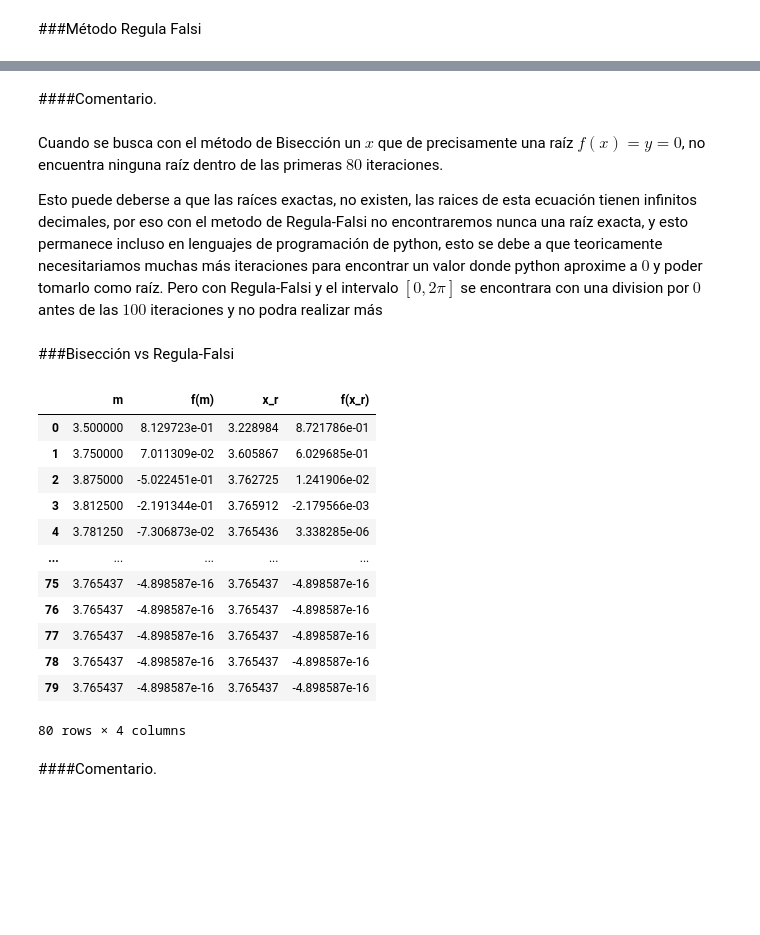
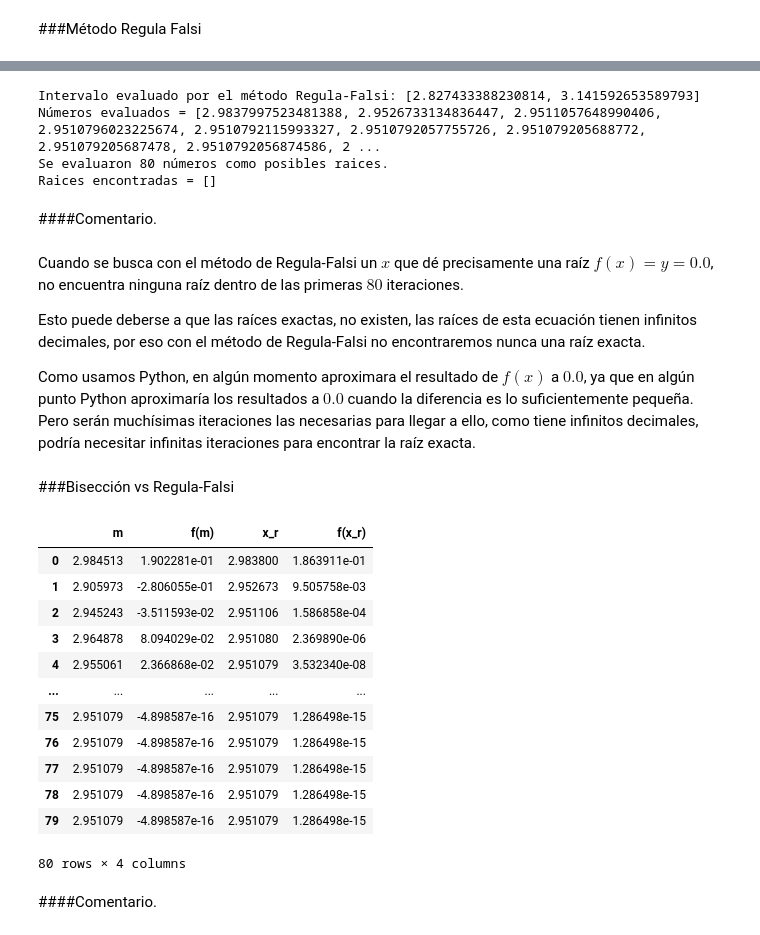
Before and after one commit to LucasRobles2323/2022_1-lab2-LucasRobles2323, a Jupyter notebook: Tarea1.ipynb, the cells around one changed output, grey strips where cells are left out. Saved outputs shown, nothing was run; the diff lists cells and outputs as text; code cells hidden in the pictures; blank space fills up the shorter version.

```diff
--- a/Tarea1.ipynb
+++ b/Tarea1.ipynb
@@ -502,6 +502,12 @@ Debido a que es una función seno y coseno, sus raices se encuentran en terminos
 import math
 
 def BusquedaIncremental(x, delta):
+    """
+      Generalmente se usa para retornar el primer intervalo donde haya una raíz
+      que el método encuentre. Pero lo use para retornar todos los intervalos
+      donde existe raíz en una lista. El normal solo habria que cambiar una linera
+    """
+
     Intervalos = [] # Guardara todos los intervalos encontrados por el Método
 
     # Inicializando variables que marcan el intervalo
@@ -512,6 +518,9 @@ def BusquedaIncremental(x, delta):
         fA = f(float(a))
         fB = f(float(b))
         if fB * fA < 0:
+            # Si desea que solo retonre el primer intervalo que encuentre,
+            # entonces dentro de este if debe poner return a,b
+            # asi retornara el primer intervalo con raíz que encuentre.
             Intervalos.append((a,b))
         a += delta
         b += delta
@@ -561,3 +573,6 @@ for i in range(len(intervalos)):
+# %%
+intervaloA = 2.827433388230814
+intervaloB = 3.141592653589793
 # %% [markdown]
 ![image.png](embedded-picture-1)
 # %% [markdown]
@@ -593,7 +608,9 @@ def BiseccionMethodPrecise(a,b):
 def mainBiseccion(a,b, verbose=True):
     posiblesBiseccion, resultPosiblesRaicesBiseccion,resultadosBiseccion = BiseccionMethodPrecise(a,b)
     if verbose:
-        print(f"números evaluados = {posiblesBiseccion} \n {posiblesBiseccion[-1]} = {f(posiblesBiseccion[-1])}")
-        print(f"raices encontradas = {resultadosBiseccion}")
-    return posiblesBiseccion, resultPosiblesRaicesBiseccion,resultadosBiseccion
+        print(f"Intervalo evaluado por el método Bisección: [{a}, {b}]")
+        print(f"Números evaluados = {posiblesBiseccion}")
+        print(f"Se evaluaron {len(posiblesBiseccion)} números como posibles raices.")
+        print(f"Raices encontradas = {resultadosBiseccion}")
+    return posiblesBiseccion, resultPosiblesRaicesBiseccion
 # %%
@@ -642,7 +659,11 @@ def RegulaFalsiMethodPrecise(a,b):
 
     return X, Y,raices
 
-posiblesRegulaFalsi, resultPosiblesRaicesRegulaFalsi,resultadosRegulaFalsi = RegulaFalsiMethodPrecise(3.0,4.0)
-print(f"números evaluados = {posiblesRegulaFalsi}")
-print(f"Se evaluaron {len(posiblesRegulaFalsi)} números como posibles raices.")
-print(f"raices encontradas = {resultadosRegulaFalsi}")
+def mainRegulaFalsi(a,b,verbose=True):
+    posiblesRegulaFalsi, resultPosiblesRaicesRegulaFalsi,resultadosRegulaFalsi = RegulaFalsiMethodPrecise(a,b)
+    if verbose:
+        print(f"Intervalo evaluado por el método Regula-Falsi: [{a}, {b}]")
+        print(f"Números evaluados = {posiblesRegulaFalsi}")
+        print(f"Se evaluaron {len(posiblesRegulaFalsi)} números como posibles raices.")
+        print(f"Raices encontradas = {resultadosRegulaFalsi}")
+    return posiblesRegulaFalsi, resultPosiblesRaicesRegulaFalsi
@@ -653,37 +670,46 @@ raices encontradas = []
+# %%
+aux,aux2 = mainRegulaFalsi(intervaloA, intervaloB)
+# %% [output]
+Intervalo evaluado por el método Regula-Falsi: [2.827433388230814, 3.141592653589793]
+Números evaluados = [2.9837997523481388, 2.9526733134836447, 2.9511057648990406, 2.9510796023225674, 2.9510792115993327, 2.9510792057755726, 2.951079205688772, 2.951079205687478, 2.9510792056874586, 2 ...
+Se evaluaron 80 números como posibles raices.
+Raices encontradas = []
 # %% [markdown]
 ####Comentario.
 # %% [markdown]
-Cuando se busca con el método de Bisección un $x$ que de precisamente una raíz $f(x) = y = 0$, no encuentra ninguna raíz dentro de las primeras $80$ iteraciones.
+Cuando se busca con el método de Regula-Falsi un $x$ que dé precisamente una raíz $f(x) = y = 0.0$, no encuentra ninguna raíz dentro de las primeras $80$ iteraciones.
 
-Esto puede deberse a que las raíces exactas, no existen, las raices de esta ecuación tienen infinitos decimales, por eso con el metodo de Regula-Falsi no encontraremos nunca una raíz exacta, y esto permanece incluso en lenguajes de programación de python, esto se debe a que teoricamente necesitariamos muchas más iteraciones para encontrar un valor donde python aproxime a $0$ y poder tomarlo como raíz. Pero con Regula-Falsi y el intervalo $[0,2π]$ se encontrara con una division por $0$ antes de las $100$ iteraciones y no podra realizar más
+Esto puede deberse a que las raíces exactas, no existen, las raíces de esta ecuación tienen infinitos decimales, por eso con el método de Regula-Falsi no encontraremos nunca una raíz exacta.
+
+Como usamos Python, en algún momento aproximara el resultado de $f(x)$ a $0.0$, ya que en algún punto Python aproximaría los resultados a $0.0$ cuando la diferencia es lo suficientemente pequeña. Pero serán muchísimas iteraciones las necesarias para llegar a ello, como tiene infinitos decimales, podría necesitar infinitas iteraciones para encontrar la raíz exacta.
 # %% [markdown]
 ###Bisección vs Regula-Falsi
 # %%
 import pandas as pd
 
-xBiseccion, yBiseccion, mBiseccion = BiseccionMethodPrecise(3.0,4.0)
+xBiseccion, yBiseccion = mainBiseccion(intervaloA, intervaloB,False)
 
-xRegulaFalsi,yRegulaFalsi, xrRegulaFalsi = RegulaFalsiMethodPrecise(3.0,4.0)
+xRegulaFalsi,yRegulaFalsi = mainRegulaFalsi(intervaloA, intervaloB,False)
 
-BiseccionVsRegulaFalsi = pd.DataFrame({"m": xBiseccion,
-                                        "f(m)": yBiseccion,
-                                        "x_r": xRegulaFalsi,
-                                        "f(x_r)": yRegulaFalsi})
+BiseccionVsRegulaFalsi = pd.DataFrame({"m ": xBiseccion,
+                                        "f(m) ": yBiseccion,
+                                        "x_r ": xRegulaFalsi,
+                                        "f(x_r) ": yRegulaFalsi})
 
 BiseccionVsRegulaFalsi
 # %% [output]
 |  | m | f(m) | x_r | f(x_r) |
-| 0 | 3.500000 | 8.129723e-01 | 3.228984 | 8.721786e-01 |
-| 1 | 3.750000 | 7.011309e-02 | 3.605867 | 6.029685e-01 |
-| 2 | 3.875000 | -5.022451e-01 | 3.762725 | 1.241906e-02 |
-| 3 | 3.812500 | -2.191344e-01 | 3.765912 | -2.179566e-03 |
-| 4 | 3.781250 | -7.306873e-02 | 3.765436 | 3.338285e-06 |
+| 0 | 2.984513 | 1.902281e-01 | 2.983800 | 1.863911e-01 |
+| 1 | 2.905973 | -2.806055e-01 | 2.952673 | 9.505758e-03 |
+| 2 | 2.945243 | -3.511593e-02 | 2.951106 | 1.586858e-04 |
+| 3 | 2.964878 | 8.094029e-02 | 2.951080 | 2.369890e-06 |
+| 4 | 2.955061 | 2.366868e-02 | 2.951079 | 3.532340e-08 |
 | ... | ... | ... | ... | ... |
-| 75 | 3.765437 | -4.898587e-16 | 3.765437 | -4.898587e-16 |
-| 76 | 3.765437 | -4.898587e-16 | 3.765437 | -4.898587e-16 |
-| 77 | 3.765437 | -4.898587e-16 | 3.765437 | -4.898587e-16 |
-| 78 | 3.765437 | -4.898587e-16 | 3.765437 | -4.898587e-16 |
-| 79 | 3.765437 | -4.898587e-16 | 3.765437 | -4.898587e-16 |
+| 75 | 2.951079 | -4.898587e-16 | 2.951079 | 1.286498e-15 |
+| 76 | 2.951079 | -4.898587e-16 | 2.951079 | 1.286498e-15 |
+| 77 | 2.951079 | -4.898587e-16 | 2.951079 | 1.286498e-15 |
+| 78 | 2.951079 | -4.898587e-16 | 2.951079 | 1.286498e-15 |
+| 79 | 2.951079 | -4.898587e-16 | 2.951079 | 1.286498e-15 |
 80 rows × 4 columns
 # %% [markdown]
 ####Comentario.
```
Also changed, not shown: parts of 12 cells of this notebook.
